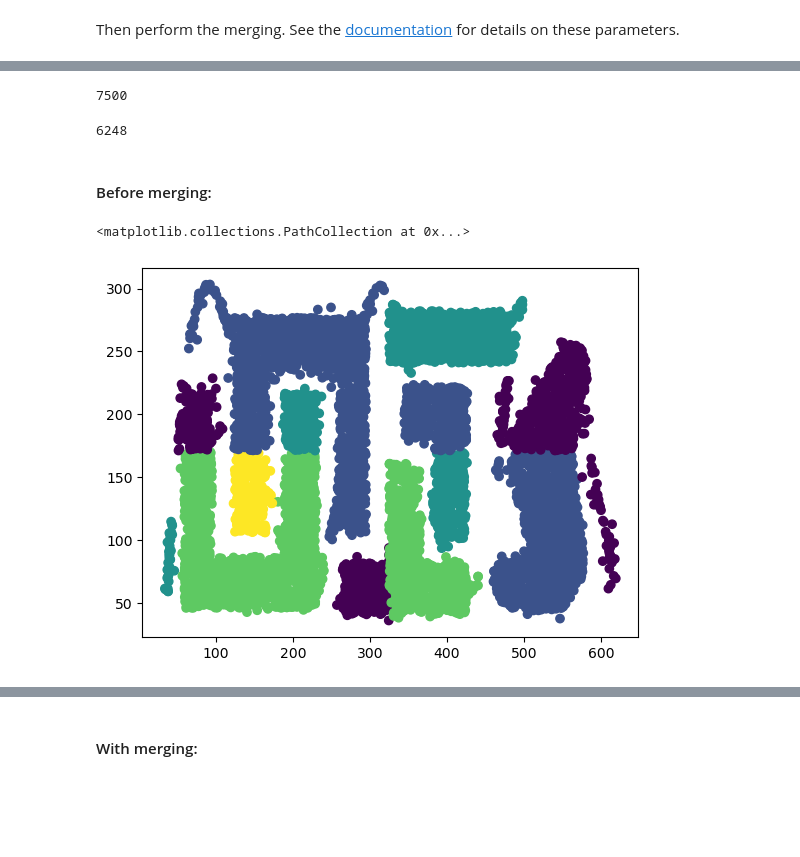
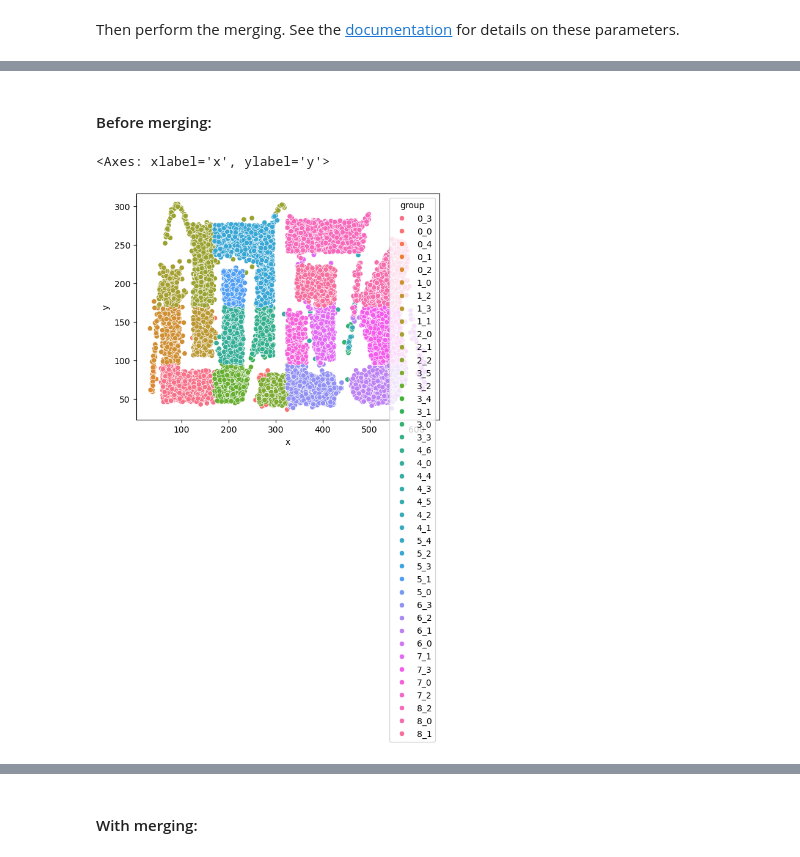
Before and after one commit to simonharnqvist/HEADSS2, a Jupyter notebook: demo/headss_demo.ipynb, the cells around one changed output, grey strips where cells are left out. Cells and saved outputs as stored; diff of their text form; code cells hidden in the pictures; blank space fills up the shorter version.

```diff
--- a/demo/headss_demo.ipynb
+++ b/demo/headss_demo.ipynb
@@ -228,18 +241,10 @@ merged_t4_8k = merge_clusters(
-# %%
-clustered_t4_8k.count()
-# %% [output]
-7500
-# %%
-stitched_t4_8k.count()
-# %% [output]
-6248
 # %% [markdown]
 #### Before merging:
 # %%
-
+import seaborn as sns
 import matplotlib.pyplot as plt
 clustered_pd = clustered_t4_8k.toPandas()
-plt.scatter(clustered_pd.x, clustered_pd.y, c = clustered_pd.group)
+sns.scatterplot(x=clustered_pd.x, y=clustered_pd.y, hue= clustered_pd.group)
 # %% [output]
-<matplotlib.collections.PathCollection at 0x...>
+<Axes: xlabel='x', ylabel='y'>
-[figure, old version]
+[figure, new version]
```
Also changed, not shown: parts of 10 cells of this notebook, 1 other file.
